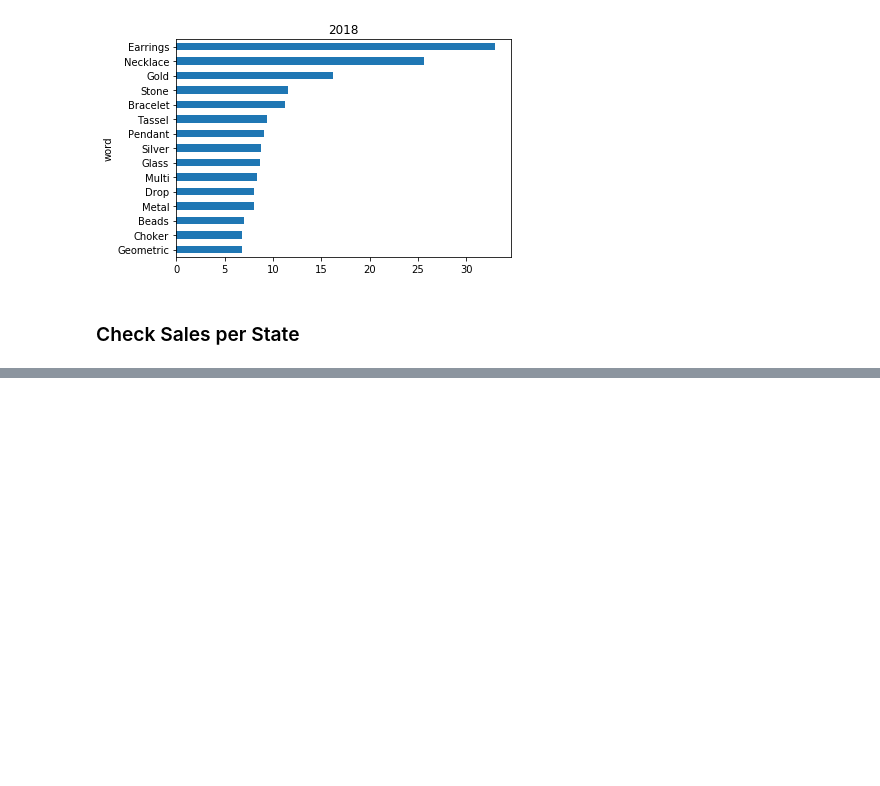
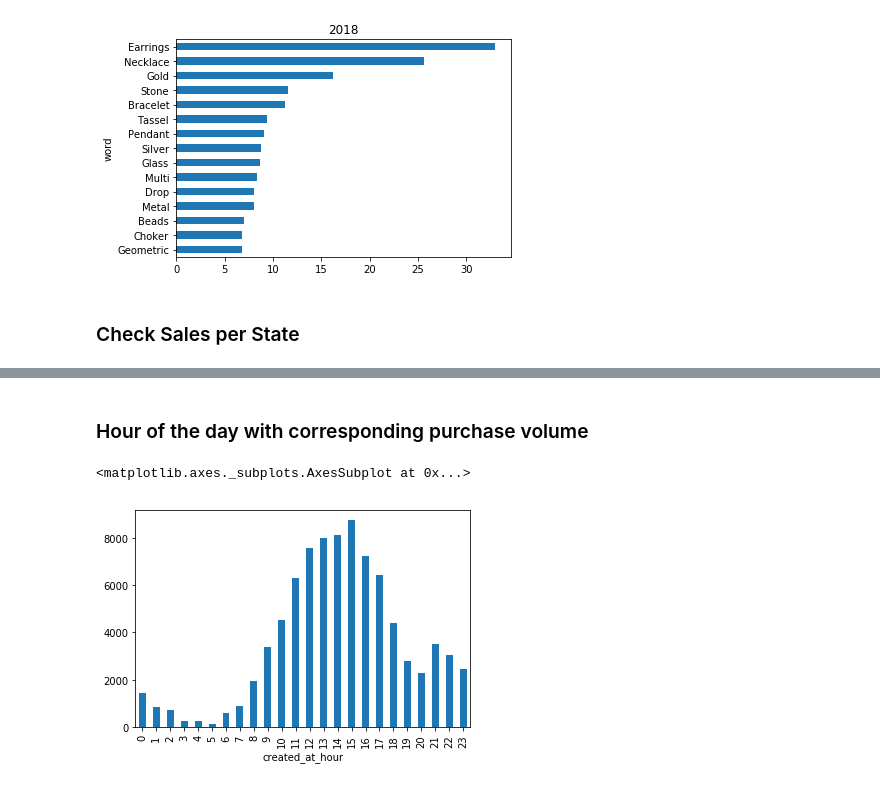
Before and after one commit to lksfr/NOSO, a Jupyter notebook: Ray/USJH.ipynb, the cells around one changed output, grey strips where cells are left out. Drawn from its saved outputs; the diff is of its cells as text; code cells hidden in the pictures; blank space fills up the shorter version.

```diff
--- a/Ray/USJH.ipynb
+++ b/Ray/USJH.ipynb
@@ -3,7 +3,7 @@ import pandas as pd
 import numpy as np
 import matplotlib.pyplot as plt
 # %%
-df = pd.read_csv("../USJH_order_dataset.csv")
+df = pd.read_csv("USJH_order_dataset.csv")
 # %% [markdown]
 ### Formatting dataframe
 # %%
@@ -246,8 +246,8 @@ top_15_freq = item_freq_df.groupby("year").head(15)
 top_15_freq = top_15_freq.sort_values("word_count", ascending=1)
 
 #unpacking groupby element and then plotting
-for year,df in top_15_freq.groupby("year"):
-    df.plot("word","word_count_standardized", kind="barh", title=year, legend=None, colormap="tab10")
+for year,df_ in top_15_freq.groupby("year"):
+    df_.plot("word","word_count_standardized", kind="barh", title=year, legend=None, colormap="tab10")
 # %% [output]
 [figure]
 [figure]
@@ -259,0 +277,8 @@ df.groupby("shipping_province").agg({"name":"count"}).reset_index().sort_values(
+# %% [markdown]
+### Hour of the day with corresponding purchase volume
+# %%
+df.groupby("created_at_hour").agg({"lineitem_name":"count"}).sort_values("created_at_hour", ascending=1)\
+.plot(kind="bar", legend=None)
+# %% [output]
+<matplotlib.axes._subplots.AxesSubplot at 0x...>
+[figure, added]
```
Also changed, not shown: parts of 4 cells of this notebook, 3 other files.
